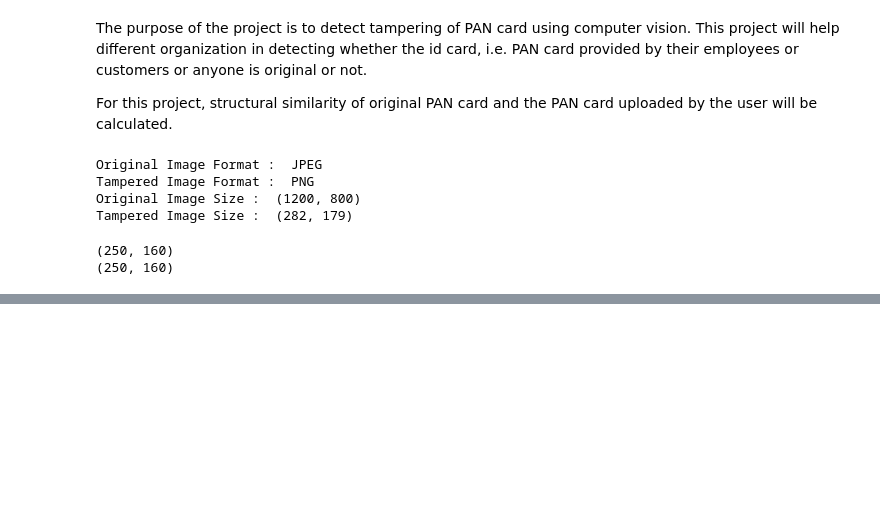
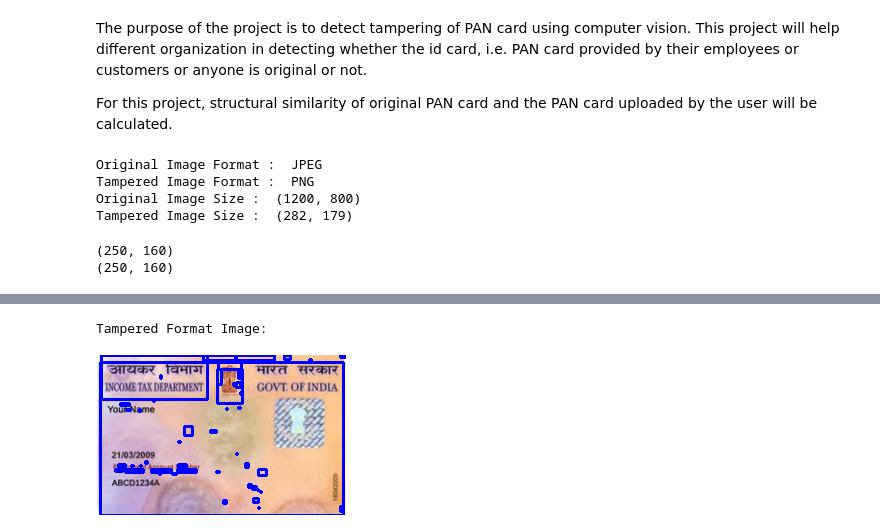
Before and after one commit to Shamiur777/PAN-Card-Tampering-Detection, a Jupyter notebook: PAN_Card_Tampering_Detection.ipynb, the cells around one changed output, grey strips where cells are left out. Drawn from its saved outputs; the diff is of its cells as text; code cells hidden in the pictures; blank space fills up the shorter version.

```diff
--- a/PAN_Card_Tampering_Detection.ipynb
+++ b/PAN_Card_Tampering_Detection.ipynb
@@ -43,0 +91,7 @@ print(tampered.size)
+# %%
+# Displaying the tampered image with contour
+print('Tampered Format Image: ')
+Image.fromarray(tampered)
+# %% [output]
+Tampered Format Image:
+[figure, added]
```
Also changed, not shown: parts of 13 cells of this notebook, 2 other files.
